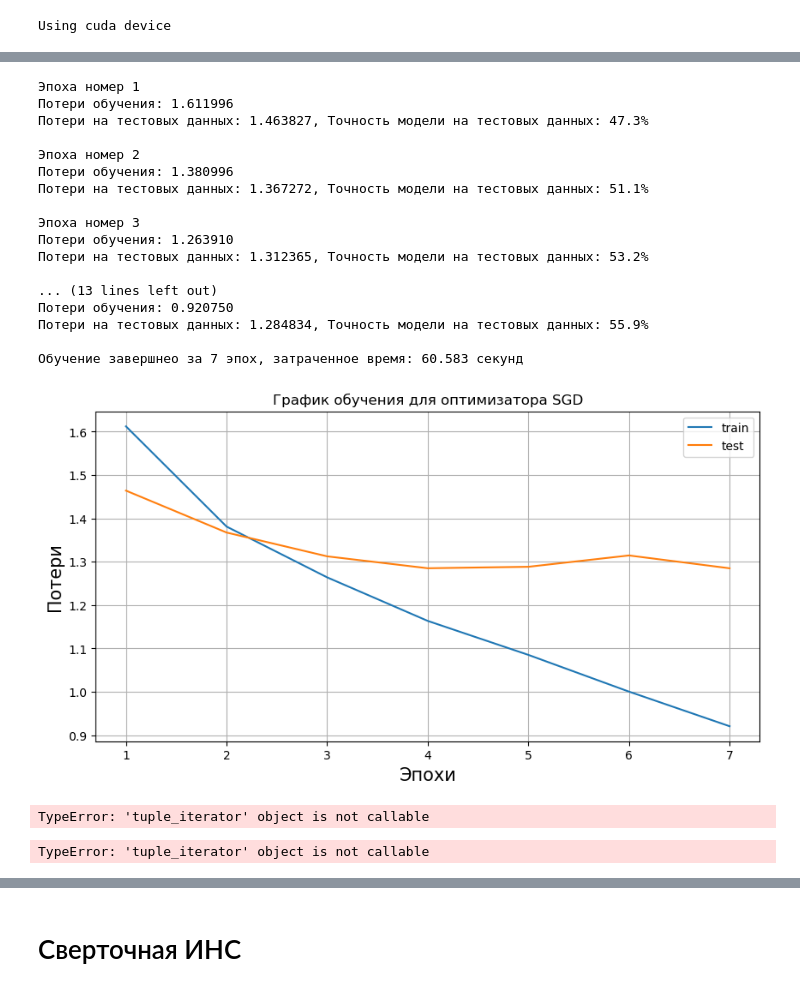
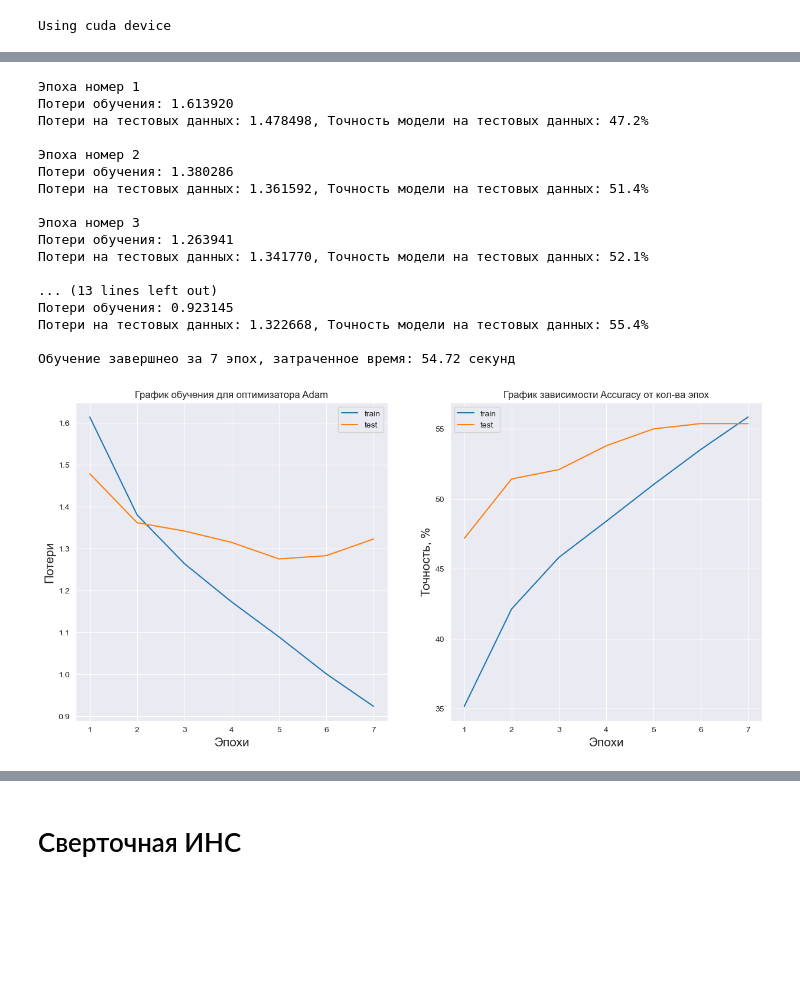
Before and after one commit to ex3del/Pad_jupiter, a Jupyter notebook: cifar_final.ipynb, the cells around one changed output, grey strips where cells are left out. Cells and saved outputs as stored; diff of their text form; code cells hidden in the pictures; blank space fills up the shorter version.

```diff
--- a/cifar_final.ipynb
+++ b/cifar_final.ipynb
@@ -167,9 +183,11 @@ RuntimeError: mat1 and mat2 shapes cannot be multiplied (6144x1024 and 3072x1024
 Затем идет слой из 1024, 512, 256, 128 и 10 выходных нейронов соответственно.
 # %%
 def train_loop(dataloader, model, loss_function, optimizer):
+    global cortrain
     num_batches = len(dataloader)
 
-    train_loss = 0
+    train_loss, corr_train = 0, 0
+    cortrain = []
 
     for imgs, labels in dataloader:
         # предсказание и расчет потерь
@@ -182,7 +200,10 @@ def train_loop(dataloader, model, loss_function, optimizer):
         optimizer.step()
 
         train_loss += loss.item()
-
+        corr_train += (
+                (pred.argmax(1) == labels.to(device)).type(torch.float).sum().item()
+            )
+    cortrain = corr_train* 100
     train_loss /= num_batches
     print(f"Потери обучения: {train_loss:>8f}")
 
@@ -190,11 +211,12 @@ def train_loop(dataloader, model, loss_function, optimizer):
 
 
 def test_loop(dataloader, model, loss_function):
+    global cortest
     size = len(dataloader.dataset)
     num_batches = len(dataloader)
 
     test_loss, correct = 0, 0
-
+    cortest = []
     with torch.no_grad():
         for imgs, labels in dataloader:
             # Compute prediction and loss
@@ -205,7 +227,7 @@ def test_loop(dataloader, model, loss_function):
             correct += (
                 (pred.argmax(1) == labels.to(device)).type(torch.float).sum().item()
             )
-
+    cortest = correct * 100
     test_loss /= num_batches
     correct /= size
     print(f"Потери на тестовых данных: {test_loss:>8f}, Точность модели на тестовых данных: {(100*correct):>0.1f}% \n")
@@ -215,59 +237,58 @@ def test_loop(dataloader, model, loss_function):
 loss_history = {"train": [], "test": []}
 start_time = time.time()
 num_epochs = 7
+cor_test = []
+cor_train = []
 for i in range(num_epochs):
     print(f"Эпоха номер {i+1}")
     train_loss = train_loop(train_dataloader, model, loss_function, optimizer)
     test_loss = test_loop(test_dataloader, model, loss_function)
-
+    cor_test.append(cortest)
+    cor_train.append(cortrain)
     loss_history["train"].append(train_loss)
     loss_history["test"].append(test_loss)
 print(f"Обучение завершнео за {num_epochs} эпох, затраченное время: {round(time.time() - start_time, 3)} секунд")
 # %% [output]
 Эпоха номер 1
-Потери обучения: 1.611996
-Потери на тестовых данных: 1.463827, Точность модели на тестовых данных: 47.3%
+Потери обучения: 1.613920
+Потери на тестовых данных: 1.478498, Точность модели на тестовых данных: 47.2%
 
 Эпоха номер 2
-Потери обучения: 1.380996
-Потери на тестовых данных: 1.367272, Точность модели на тестовых данных: 51.1%
+Потери обучения: 1.380286
+Потери на тестовых данных: 1.361592, Точность модели на тестовых данных: 51.4%
 
 Эпоха номер 3
-Потери обучения: 1.263910
-Потери на тестовых данных: 1.312365, Точность модели на тестовых данных: 53.2%
+Потери обучения: 1.263941
+Потери на тестовых данных: 1.341770, Точность модели на тестовых данных: 52.1%
 
 ... (13 lines left out)
-Потери обучения: 0.920750
-Потери на тестовых данных: 1.284834, Точность модели на тестовых данных: 55.9%
+Потери обучения: 0.923145
+Потери на тестовых данных: 1.322668, Точность модели на тестовых данных: 55.4%
 
-Обучение завершнео за 7 эпох, затраченное время: 60.583 секунд
+Обучение завершнео за 7 эпох, затраченное время: 54.72 секунд
+# %%
+cor_test_g = [x / 10000 for x in cor_test]
+cor_train_g = [x / 60000 for x in cor_train]
 # %%
-plt.figure(figsize=(10, 5))
+plt.figure(figsize=(15, 7))
+plt.subplot(1, 2, 1)
 plt.plot(range(1, num_epochs + 1), loss_history["train"], label="train")
 plt.plot(range(1, num_epochs + 1), loss_history["test"], label="test")
 plt.xlabel("Эпохи", fontsize=15)
 plt.ylabel("Потери", fontsize=15)
+plt.title("График обучения для оптимизатора Adam")
 plt.legend()
-plt.grid()
-plt.title("График обучения для оптимизатора SGD")
+plt.subplot(1, 2, 2)
+plt.plot(range(1, num_epochs + 1), cor_train_g, label="train")
+plt.plot(range(1, num_epochs + 1), cor_test_g, label="test")
+plt.xlabel("Эпохи", fontsize=15)
+plt.ylabel("Точность, %", fontsize=15)
+plt.legend()
+plt.title("График зависимости Accuracy от кол-ва эпох")
+plt.grid
 plt.show()
 # %% [output]
-[figure, old version]
+[figure, new version]
-# %%
-next(iter(test_dataloader))
-# %% [output]
-TypeError: 'tuple_iterator' object is not callable
-# %%
-dataiter = iter(train_dataloader)
-images, labels = next(dataiter)
-
-# show images
-
-imshow(torchvision.utils.make_grid(images, nrow=10))
-# print labels
-print(' '.join('%5s' % classes[labels[j]] for j in range(10)))
-# %% [output]
-TypeError: 'tuple_iterator' object is not callable
 # %%
 net = model.to('cpu')
 y_pred = []
```
Also changed, not shown: parts of 17 cells of this notebook, 3 other files.
